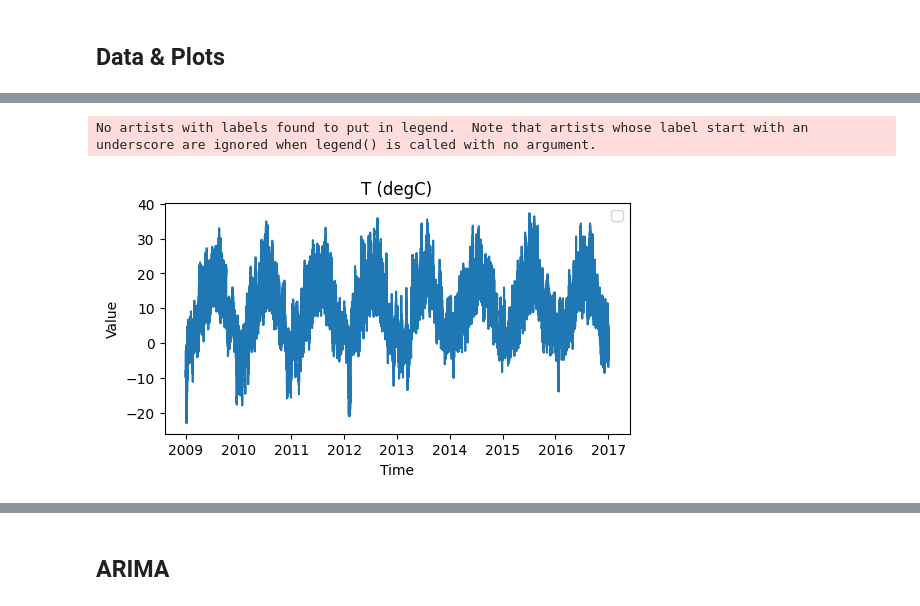
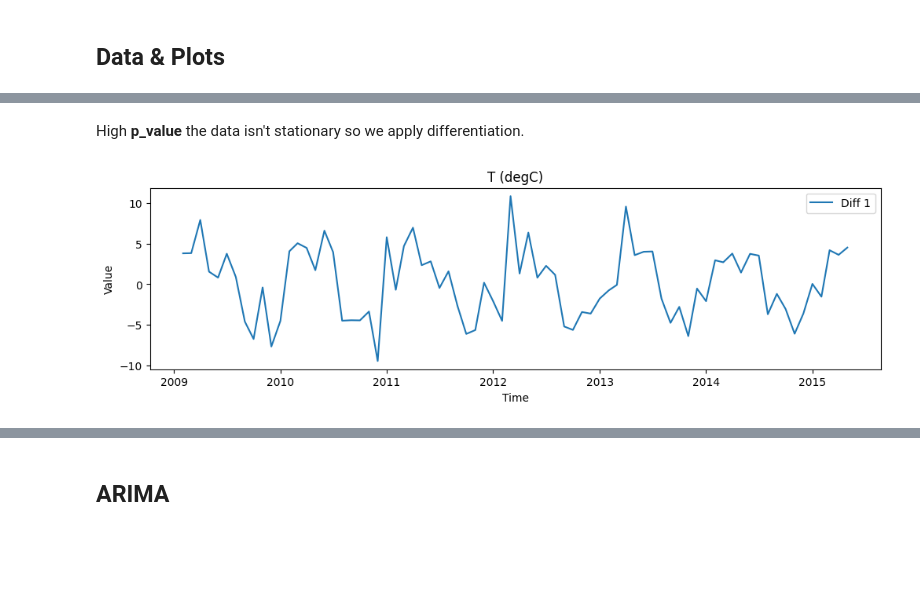
Before and after one commit to Bruno-Moreno/ML---Study, a Jupyter notebook: notebooks/ML/arima_model.ipynb, the cells around one changed output, grey strips where cells are left out. Cells and saved outputs as stored; diff of their text form; code cells hidden in the pictures; blank space fills up the shorter version.

```diff
--- a/notebooks/ML/arima_model.ipynb
+++ b/notebooks/ML/arima_model.ipynb
@@ -54,3 +16,14 @@ df
-# %%
-variable = "T (degC)"
-date_variable = "period"
+# %%
+def read_dataset():
+
+    url = 'https://raw.githubusercontent.com/jbrownlee/Datasets/master/airline-passengers.csv'
+    df = pd.read_csv(url)
+    df["date"] = pd.to_datetime(df["Month"], format = "%Y-%m")
+    df.drop(columns=["Month"], inplace = True)
+    df.sort_values(by = ["date"], ascending=True, inplace = True)
+    df.reset_index(drop = True, inplace = True)
+
+    return df
+
+df = read_dataset()
+df
@@ -56,0 +44,9 @@ date_variable = "period"
+# %%
+ts_variable = "Passengers"
+date_variable = "date"
+# %%
+# Lest Create the Train and Test Data
+train_size = int(len(df[date_variable])*0.8)
+train = df[:train_size].copy()
+test = df[train_size:].copy()
+train
@@ -57,15 +153,13 @@ date_variable = "period"
+# %% [markdown]
+High **p_value** the data isn't stationary so we apply differentiation.
 # %%
-def plot_time_series(data, variable):
-
-    plt.figure(figsize=(6,3))
-    plt.plot(data.date_time, data[variable])
-    plt.title(variable)
-    plt.xlabel("Time")
-    plt.ylabel("Value")
-    plt.legend()
-    plt.show()
-
-plot_time_series(df, variable)
+train[f'{variable}_diff_1'] = data[variable].diff()
+plt.figure(figsize=(12,3))
+plt.plot(train[date_variable], train[f'{variable}_diff_1'] , label = f'Diff 1')
+plt.title(f"{variable}")
+plt.xlabel("Time")
+plt.ylabel("Value")
+plt.legend()
+plt.show()
 # %% [output]
-No artists with labels found to put in legend.  Note that artists whose label start with an underscore are ignored when legend() is called with no argument.
-[figure, old version]
+[figure, new version]
```
Also changed, not shown: parts of 17 cells of this notebook, 1 other file.
